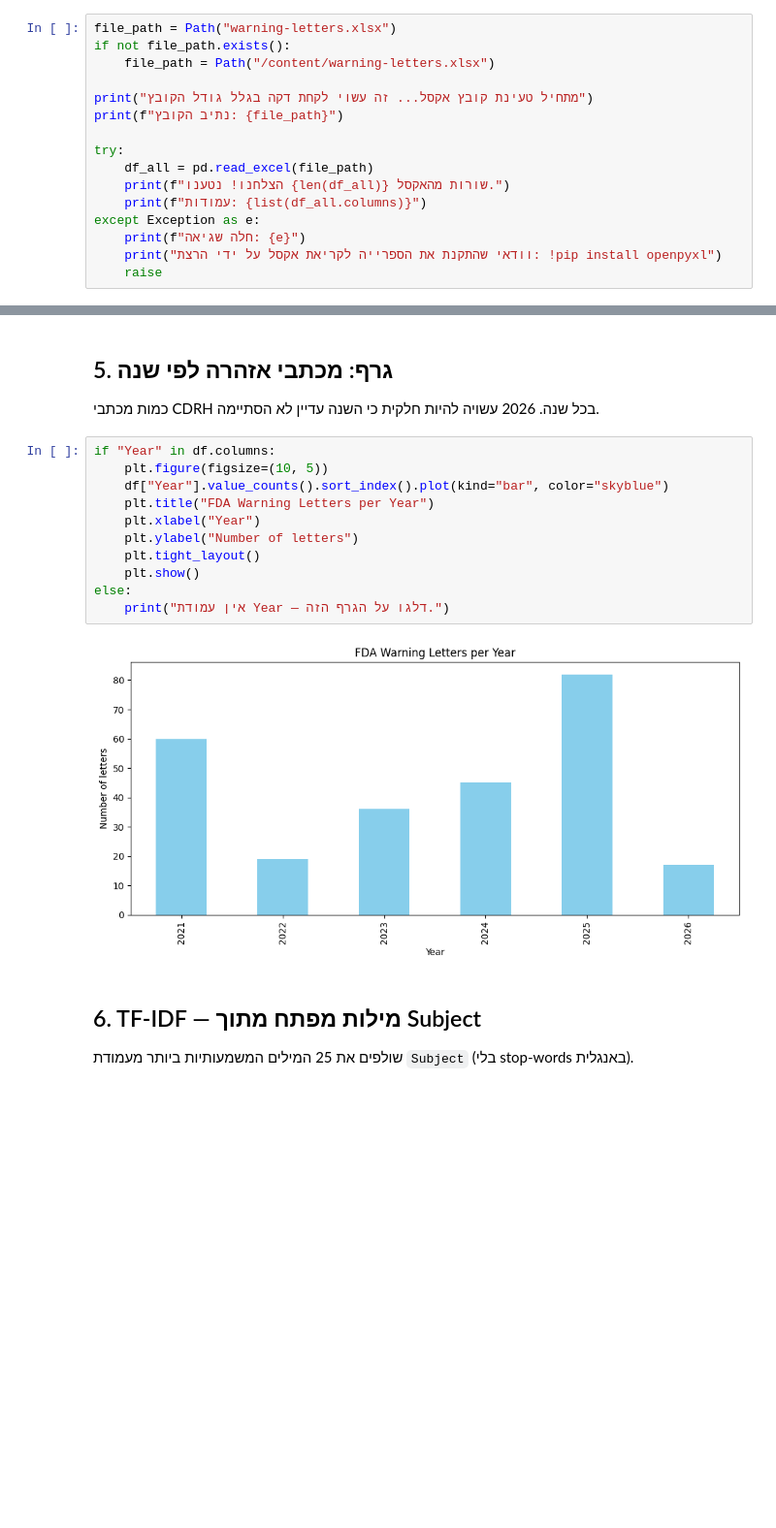
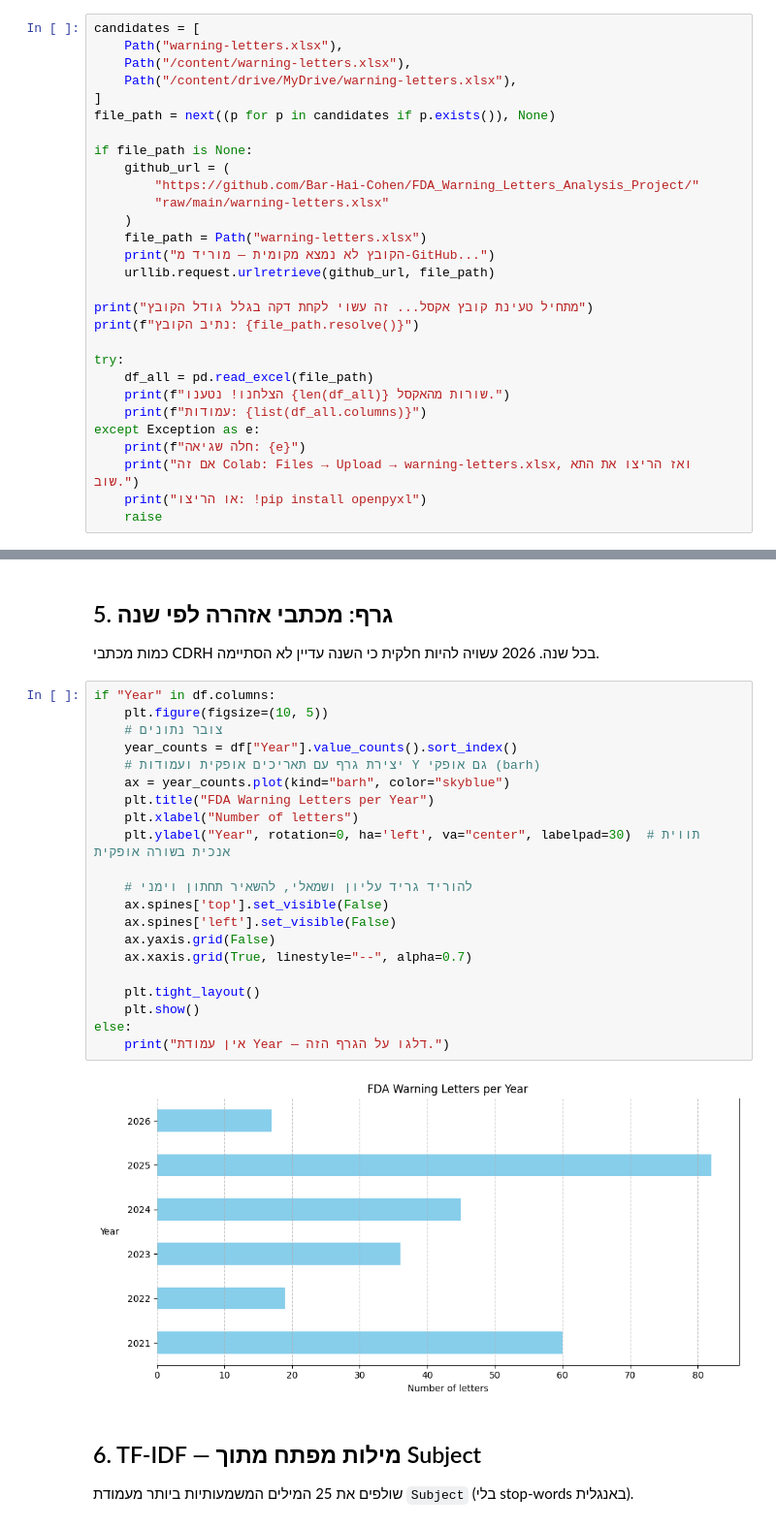
Before and after one commit to Bar-Hai-Cohen/FDA_Warning_Letters_Analysis_Project, a Jupyter notebook: final_project.ipynb, the cells around one changed output, grey strips where cells are left out. Shown at 97% size. Drawn from its saved outputs; the diff is of its cells as text; blank space fills up the shorter version.

Commit message:
Add the organized FDA analysis notebook with run outputs.
Co-authored-by: Cursor <cursoragent@cursor.com>

```diff
--- a/final_project.ipynb
+++ b/final_project.ipynb
@@ -32,10 +30,22 @@ Matplotlib is building the font cache; this may take a moment.
 # %%
-file_path = Path("warning-letters.xlsx")
-if not file_path.exists():
-    file_path = Path("/content/warning-letters.xlsx")
+candidates = [
+    Path("warning-letters.xlsx"),
+    Path("/content/warning-letters.xlsx"),
+    Path("/content/drive/MyDrive/warning-letters.xlsx"),
+]
+file_path = next((p for p in candidates if p.exists()), None)
+
+if file_path is None:
+    github_url = (
+        "https://github.com/Bar-Hai-Cohen/FDA_Warning_Letters_Analysis_Project/"
+        "raw/main/warning-letters.xlsx"
+    )
+    file_path = Path("warning-letters.xlsx")
+    print("הקובץ לא נמצא מקומית — מוריד מ-GitHub...")
+    urllib.request.urlretrieve(github_url, file_path)
 
 print("מתחיל טעינת קובץ אקסל... זה עשוי לקחת דקה בגלל גודל הקובץ")
-print(f"נתיב הקובץ: {file_path}")
+print(f"נתיב הקובץ: {file_path.resolve()}")
 
 try:
     df_all = pd.read_excel(file_path)
@@ -43,6 +53,7 @@ try:
     print(f"עמודות: {list(df_all.columns)}")
 except Exception as e:
     print(f"חלה שגיאה: {e}")
-    print("וודאי שהתקנת את הספרייה לקריאת אקסל על ידי הרצת: !pip install openpyxl")
+    print("אם זה Colab: Files → Upload → warning-letters.xlsx, ואז הריצו את התא שוב.")
+    print("או הריצו: !pip install openpyxl")
     raise
 # %% [output]
@@ -107,16 +119,26 @@ Name: count, dtype: int64
 # %%
 if "Year" in df.columns:
     plt.figure(figsize=(10, 5))
-    df["Year"].value_counts().sort_index().plot(kind="bar", color="skyblue")
+    # צובר נתונים
+    year_counts = df["Year"].value_counts().sort_index()
+    # יצירת גרף עם תאריכים אופקית ועמודות Y גם אופקי (barh)
+    ax = year_counts.plot(kind="barh", color="skyblue")
     plt.title("FDA Warning Letters per Year")
-    plt.xlabel("Year")
-    plt.ylabel("Number of letters")
+    plt.xlabel("Number of letters")
+    plt.ylabel("Year", rotation=0, ha='left', va="center", labelpad=30)  # תווית אנכית בשורה אופקית
+
+    # להוריד גריד עליון ושמאלי, להשאיר תחתון וימני
+    ax.spines['top'].set_visible(False)
+    ax.spines['left'].set_visible(False)
+    ax.yaxis.grid(False)
+    ax.xaxis.grid(True, linestyle="--", alpha=0.7)
+
     plt.tight_layout()
     plt.show()
 else:
     print("אין עמודת Year — דלגו על הגרף הזה.")
 # %% [output]
-[figure, old version]
+[figure, new version]
 # %% [markdown]
 ## 6. TF-IDF — מילות מפתח מתוך Subject
 
```
Also changed, not shown: parts of 10 cells of this notebook, 2 other files.
